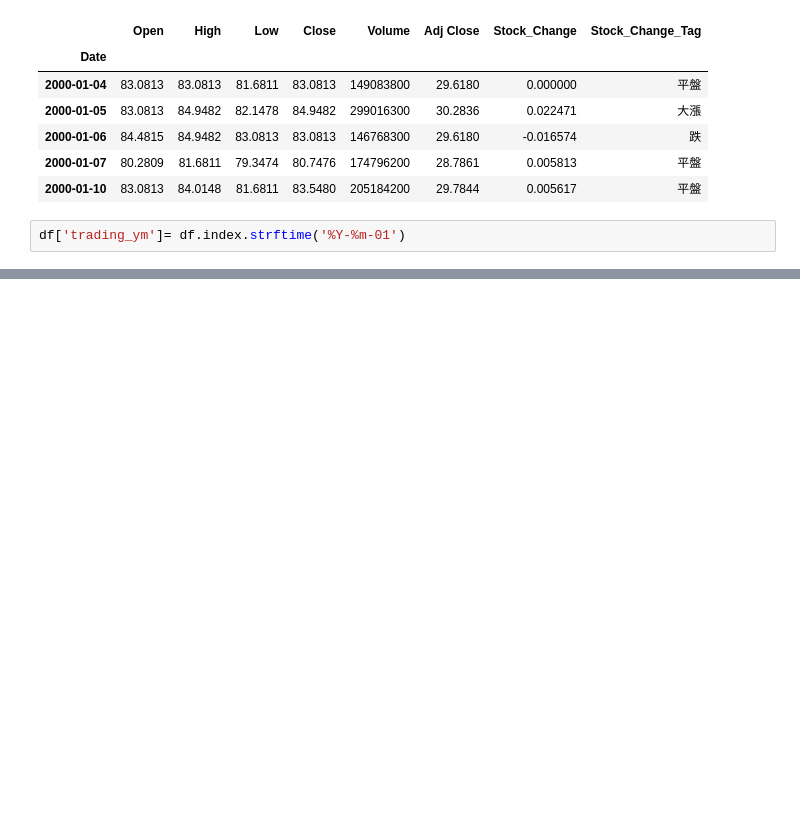
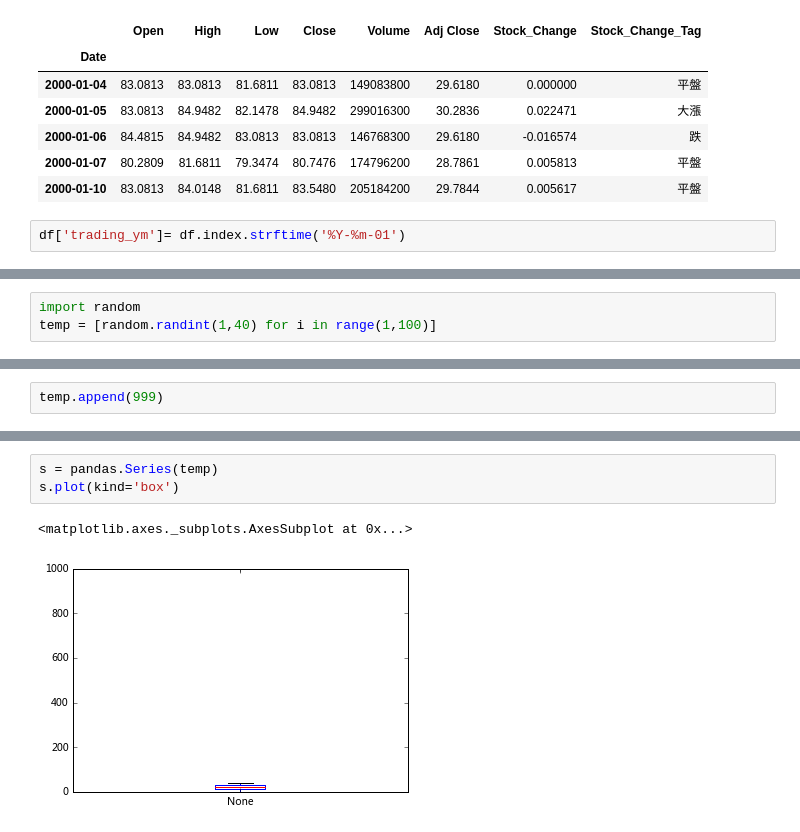
Before and after one commit to ywchiu/pyfintech2, a Jupyter notebook: 20160930Demo.ipynb, the cells around one changed output, grey strips where cells are left out. Cells and saved outputs as stored; diff of their text form; blank space fills up the shorter version.

```diff
--- a/20160930Demo.ipynb
+++ b/20160930Demo.ipynb
@@ -382,0 +401,3 @@ Name: Close, dtype: float64
+# %%
+import random
+temp = [random.randint(1,40) for i in range(1,100)]
@@ -382,0 +408,2 @@ Name: Close, dtype: float64
+# %%
+temp.append(999)
@@ -382,0 +414,6 @@ Name: Close, dtype: float64
+# %%
+s = pandas.Series(temp)
+s.plot(kind='box')
+# %% [output]
+<matplotlib.axes._subplots.AxesSubplot at 0x...>
+[figure, added]
```
Also changed, not shown: parts of 13 cells of this notebook.
